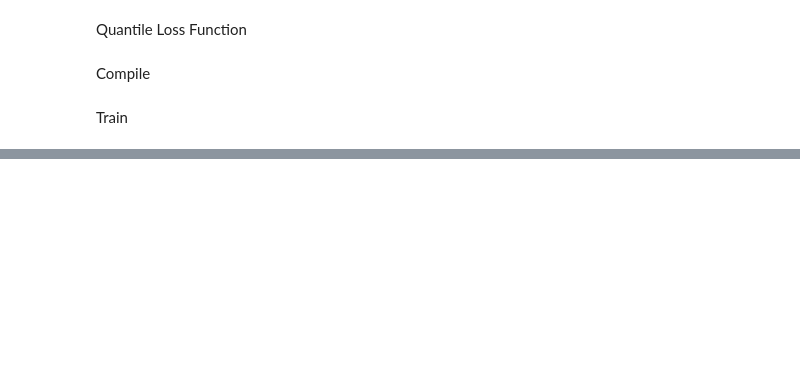
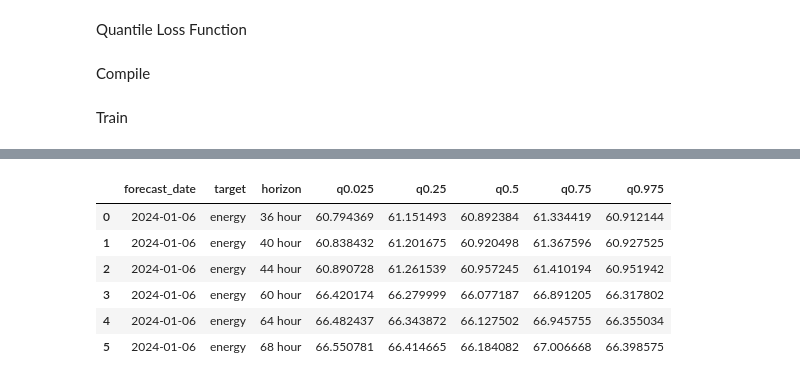
Before and after one commit to Stephantmp/probabilistic-forecasting-challenge, a Jupyter notebook: notebooks/LSTM/Quantile_LSTM.ipynb, the cells around one changed output, grey strips where cells are left out. Cells and saved outputs as stored; diff of their text form; code cells hidden in the pictures; blank space fills up the shorter version.

```diff
--- a/notebooks/LSTM/Quantile_LSTM.ipynb
+++ b/notebooks/LSTM/Quantile_LSTM.ipynb
@@ -307,0 +528,10 @@ final_df
+# %%
+result
+# %% [output]
+|  | forecast_date | target | horizon | q0.025 | q0.25 | q0.5 | q0.75 | q0.975 |
+| 0 | 2024-01-06 | energy | 36 hour | 60.794369 | 61.151493 | 60.892384 | 61.334419 | 60.912144 |
+| 1 | 2024-01-06 | energy | 40 hour | 60.838432 | 61.201675 | 60.920498 | 61.367596 | 60.927525 |
+| 2 | 2024-01-06 | energy | 44 hour | 60.890728 | 61.261539 | 60.957245 | 61.410194 | 60.951942 |
+| 3 | 2024-01-06 | energy | 60 hour | 66.420174 | 66.279999 | 66.077187 | 66.891205 | 66.317802 |
+| 4 | 2024-01-06 | energy | 64 hour | 66.482437 | 66.343872 | 66.127502 | 66.945755 | 66.355034 |
+| 5 | 2024-01-06 | energy | 68 hour | 66.550781 | 66.414665 | 66.184082 | 67.006668 | 66.398575 |
```
Also changed, not shown: parts of 31 cells of this notebook, 3 other files.
